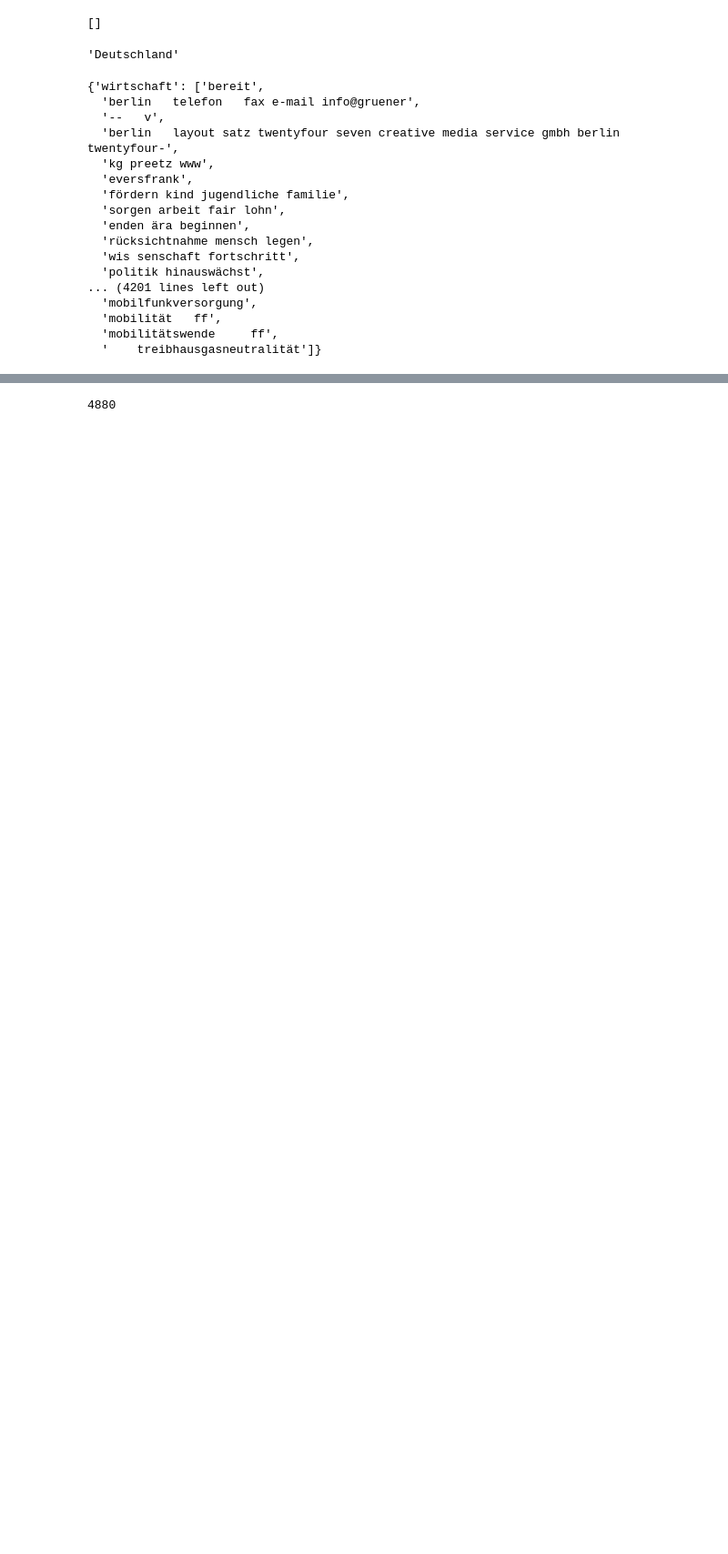
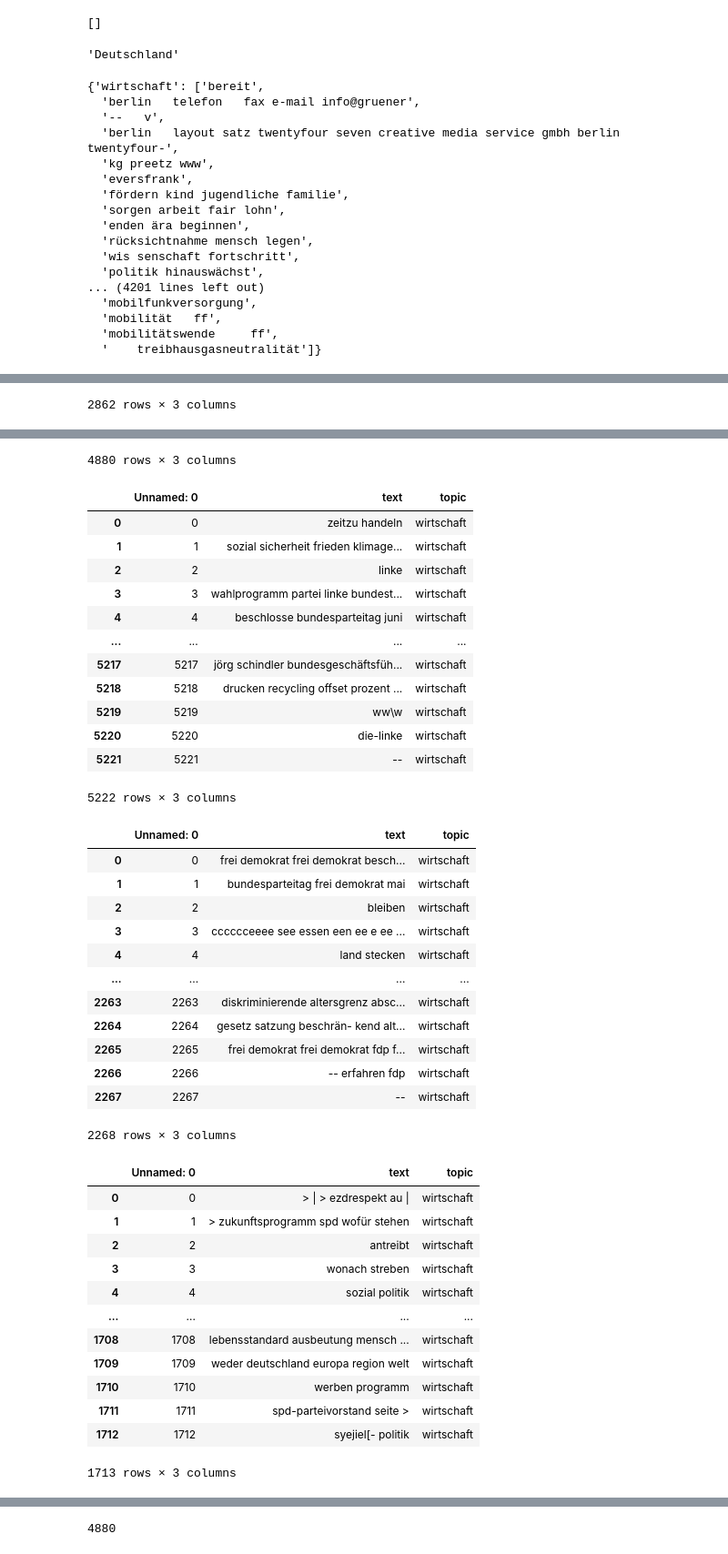
Before and after one commit to NICFRU/NLP, a Jupyter notebook: test.ipynb, the cells around one changed output, grey strips where cells are left out. Shown: that part at 91% size. Saved outputs shown, nothing was run; the diff lists cells and outputs as text; code cells hidden in the pictures; blank space fills up the shorter version.

```diff
--- a/test.ipynb
+++ b/test.ipynb
@@ -717,0 +694,14 @@ df_top
+# %%
+# read dataframes
+df1 = pd.read_csv('preprocessing/AFD_Wahlprogramm_2021_sent_lemma_list.csv')
+df2 = pd.read_csv('preprocessing/CDU-CSU_Wahlrprogramm_2021_sent_lemma_list.csv')
+df3 = pd.read_csv('preprocessing/DIE_GRUENEN_Wahlprogramm_2021_sent_lemma_list.csv')
+df4 = pd.read_csv('preprocessing/DIE_LINKE_Wahlprogramm_2021_sent_lemma_list.csv')
+df5 = pd.read_csv('preprocessing/FDP_Wahlprogramm_2021_sent_lemma_list.csv')
+df6 = pd.read_csv('preprocessing/SPD_Wahlprogramm_2021_sent_lemma_list.csv')
+
+#display dataframes
+dataframes = [df1, df2, df3, df4, df5, df6]
+for i in dataframes:
+    display(i)
+# %% [output]
@@ -717,0 +733 @@ df_top
+2862 rows × 3 columns
@@ -717,0 +746,40 @@ df_top
+4880 rows × 3 columns
+|  | Unnamed: 0 | text | topic |
+| 0 | 0 | zeitzu handeln | wirtschaft |
+| 1 | 1 | sozial sicherheit frieden klimage... | wirtschaft |
+| 2 | 2 | linke | wirtschaft |
+| 3 | 3 | wahlprogramm partei linke bundest... | wirtschaft |
+| 4 | 4 | beschlosse bundesparteitag juni | wirtschaft |
+| ... | ... | ... | ... |
+| 5217 | 5217 | jörg schindler bundesgeschäftsfüh... | wirtschaft |
+| 5218 | 5218 | drucken recycling offset prozent ... | wirtschaft |
+| 5219 | 5219 | ww\w | wirtschaft |
+| 5220 | 5220 | die-linke | wirtschaft |
+| 5221 | 5221 | -- | wirtschaft |
+5222 rows × 3 columns
+|  | Unnamed: 0 | text | topic |
+| 0 | 0 | frei demokrat frei demokrat besch... | wirtschaft |
+| 1 | 1 | bundesparteitag frei demokrat mai | wirtschaft |
+| 2 | 2 | bleiben | wirtschaft |
+| 3 | 3 | cccccceeee see essen een ee e ee ... | wirtschaft |
+| 4 | 4 | land stecken | wirtschaft |
+| ... | ... | ... | ... |
+| 2263 | 2263 | diskriminierende altersgrenz absc... | wirtschaft |
+| 2264 | 2264 | gesetz satzung beschrän- kend alt... | wirtschaft |
+| 2265 | 2265 | frei demokrat frei demokrat fdp f... | wirtschaft |
+| 2266 | 2266 | -- erfahren fdp | wirtschaft |
+| 2267 | 2267 | -- | wirtschaft |
+2268 rows × 3 columns
+|  | Unnamed: 0 | text | topic |
+| 0 | 0 | > | > ezdrespekt au | | wirtschaft |
+| 1 | 1 | > zukunftsprogramm spd wofür stehen | wirtschaft |
+| 2 | 2 | antreibt | wirtschaft |
+| 3 | 3 | wonach streben | wirtschaft |
+| 4 | 4 | sozial politik | wirtschaft |
+| ... | ... | ... | ... |
+| 1708 | 1708 | lebensstandard ausbeutung mensch ... | wirtschaft |
+| 1709 | 1709 | weder deutschland europa region welt | wirtschaft |
+| 1710 | 1710 | werben programm | wirtschaft |
+| 1711 | 1711 | spd-parteivorstand seite > | wirtschaft |
+| 1712 | 1712 | syejiel[- politik | wirtschaft |
+1713 rows × 3 columns
```
Also changed, not shown: parts of 35 cells of this notebook, 6 other files.
